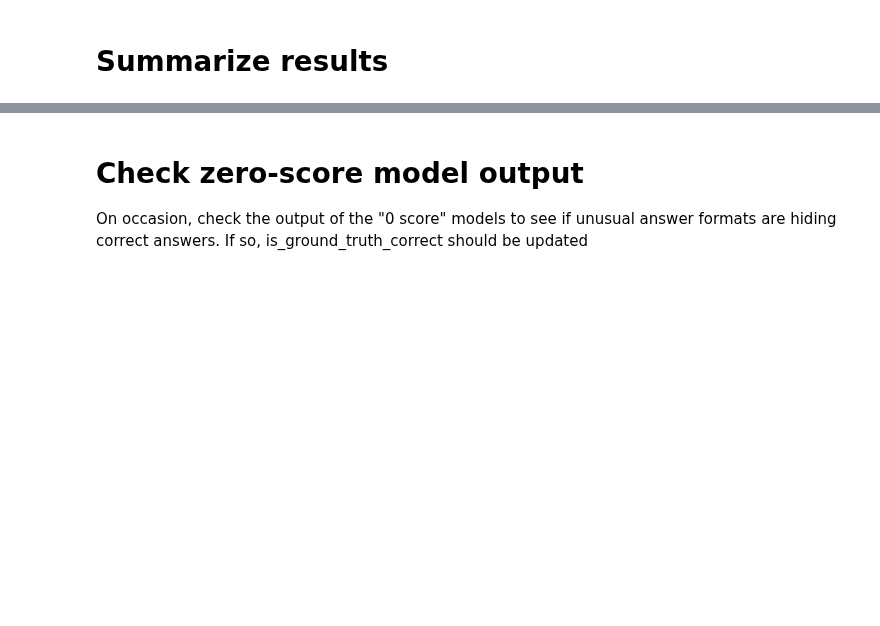
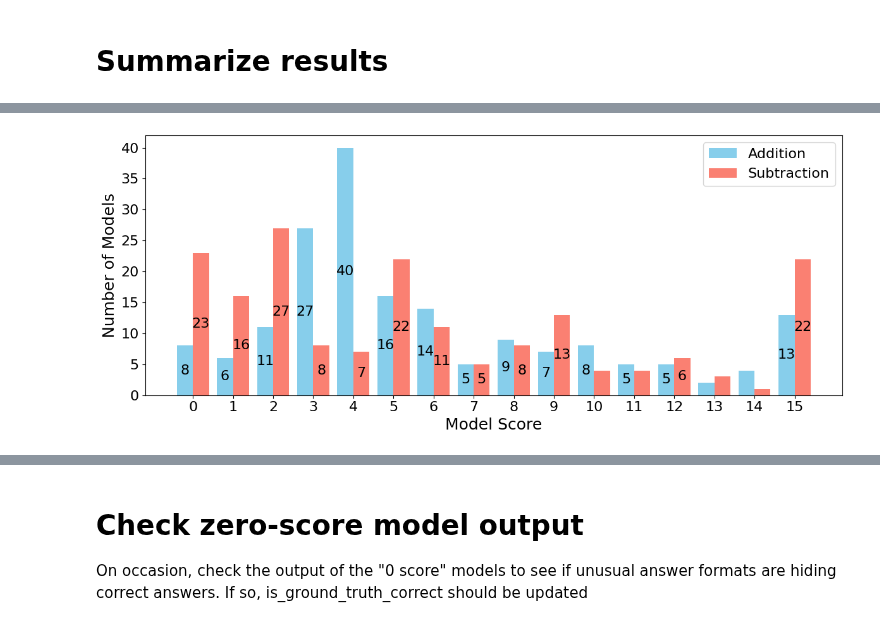
Before and after one commit to PhilipQuirke/quanta_maths, a Jupyter notebook: notebooks/QuantaMathsScan.ipynb, the cells around one changed output, grey strips where cells are left out. Saved outputs shown, nothing was run; the diff lists cells and outputs as text; code cells hidden in the pictures; blank space fills up the shorter version.

Commit message:
Improve sub tests

```diff
--- a/notebooks/QuantaMathsScan.ipynb
+++ b/notebooks/QuantaMathsScan.ipynb
@@ -43,6 +43,8 @@ sub_tests = [
     ['Answer concisely: 135702468013570-273948516372946=', '-138246048359376'], # score 14
     ['Answer concisely: 2461035789246103-5183724691583727=', '-2722688902337624'], # score 15
 ]
+
+max_score_possible = 15
 # %%
 import re
 
@@ -534,7 +572,7 @@ import matplotlib.pyplot as plt
 import pandas as pd
 from collections import Counter
 
-def plot_model_scores(model_scores, title):
+def plot_model_scores(model_scores, title, score_threshold):
     # Summarize number of models by score
     print(title)
     print(f"Total number of models: {len(martian_models)}")
@@ -550,15 +588,15 @@ def plot_model_scores(model_scores, title):
     print(f"Total models with non-negative score: {num_nonneg}")
 
     # Print percentage of models with non-negative scores that scored 10 or more
-    num_10_or_more = sum(count for score, count in score_counts.items() if isinstance(score, int) and score >= 10)
+    num_good = sum(count for score, count in score_counts.items() if isinstance(score, int) and score >= score_threshold)
     if num_nonneg > 0:
-        percent_10_or_more = 100 * num_10_or_more / num_nonneg
-        print(f"Percentage of non-negative models scoring 10 or more: {percent_10_or_more:.2f}%")
+        percent_good = 100 * num_good / num_nonneg
+        print(f"Percentage of non-negative models scoring {score_threshold} or more: {percent_good:.2f}%")
     else:
         print("No models with non-negative scores.")
     print("\n")
 
     return score_counts
 
-add_score_counts = plot_model_scores(add_model_scores, "Addition Test Scores")
-sub_score_counts = plot_model_scores(sub_model_scores, "Subtraction Test Scores")
+add_score_counts = plot_model_scores(add_model_scores, "Addition Test Scores", max_score_possible)
+sub_score_counts = plot_model_scores(sub_model_scores, "Subtraction Test Scores", max_score_possible)
@@ -565,29 +621,31 @@ sub_score_counts = plot_model_scores(sub_model_scores, "Subtraction Test Scores"
 # %%
 # Bar graph for Addition and Subtraction score counts, x-axis always 0 to 15
-score_range = list(range(16))
+score_range = list(range(max_score_possible+1))
 add_counts = [add_score_counts.get(s, 0) for s in score_range]
 sub_counts = [sub_score_counts.get(s, 0) for s in score_range]
 
 plt.figure(figsize=(12, 5))
 bars_add = plt.bar([x-0.2 for x in score_range], add_counts, width=0.4, color='skyblue', label='Addition')
 bars_sub = plt.bar([x+0.2 for x in score_range], sub_counts, width=0.4, color='salmon', label='Subtraction')
 
 plt.xlabel('Model Score', fontsize=18)
 plt.ylabel('Number of Models', fontsize=18)
 plt.xticks(score_range, [str(s) for s in score_range], fontsize=16)
 plt.yticks(fontsize=16)
 plt.legend(fontsize=16)
 
 # Add count labels inside bars only where count > 4, with larger font
 for bar, count in zip(bars_add, add_counts):
     if count > 4:
         plt.text(bar.get_x() + bar.get_width()/2, bar.get_height()/2, str(count), ha='center', va='center', fontsize=16, color='black')
 for bar, count in zip(bars_sub, sub_counts):
     if count > 4:
         plt.text(bar.get_x() + bar.get_width()/2, bar.get_height()/2, str(count), ha='center', va='center', fontsize=16, color='black')
 
 plt.tight_layout()
 plt.show()
+# %% [output]
+[figure, added]
 # %%
 # Scatter plot: Output Token Cost vs. Model Score for Addition and Subtraction (x-axis always 0 to 15)
 import numpy as np
```
Also changed, not shown: parts of 7 cells of this notebook, 1 other file.
